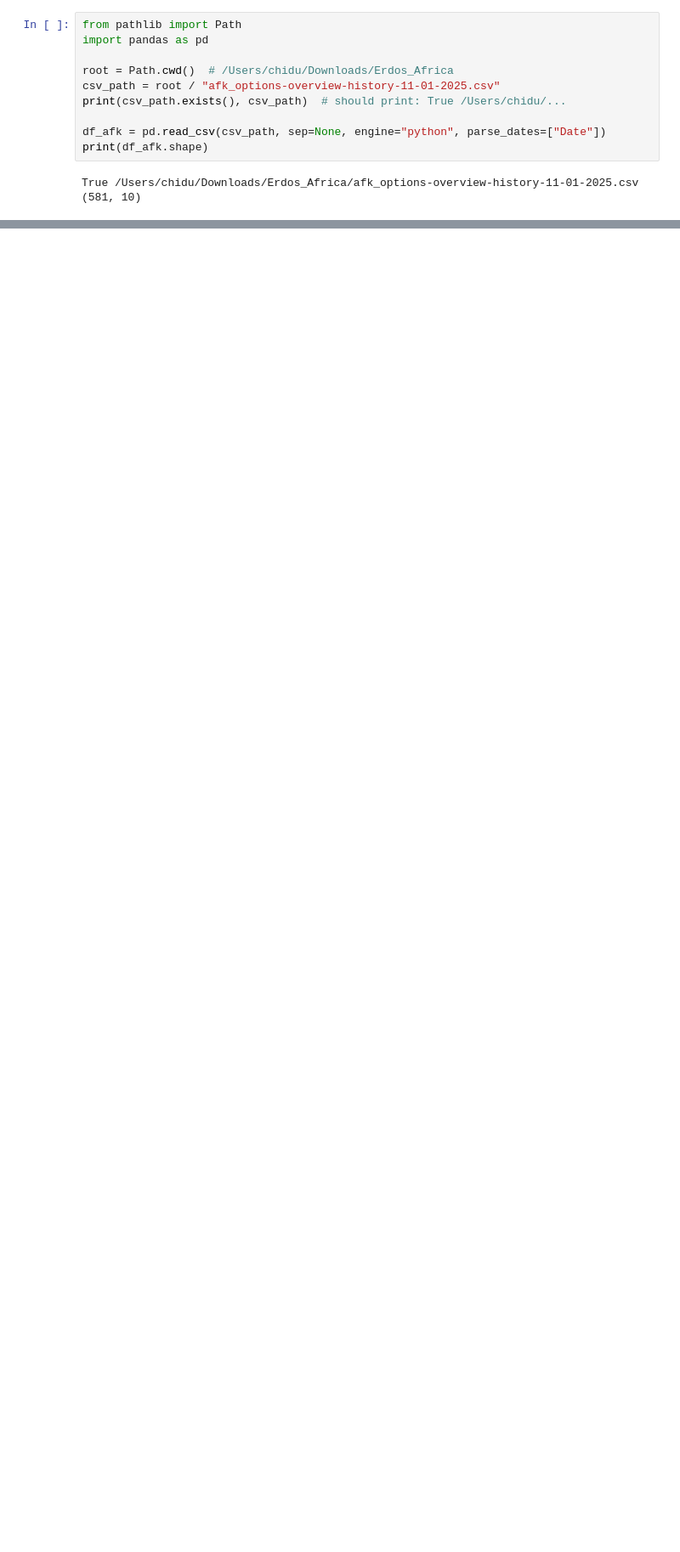
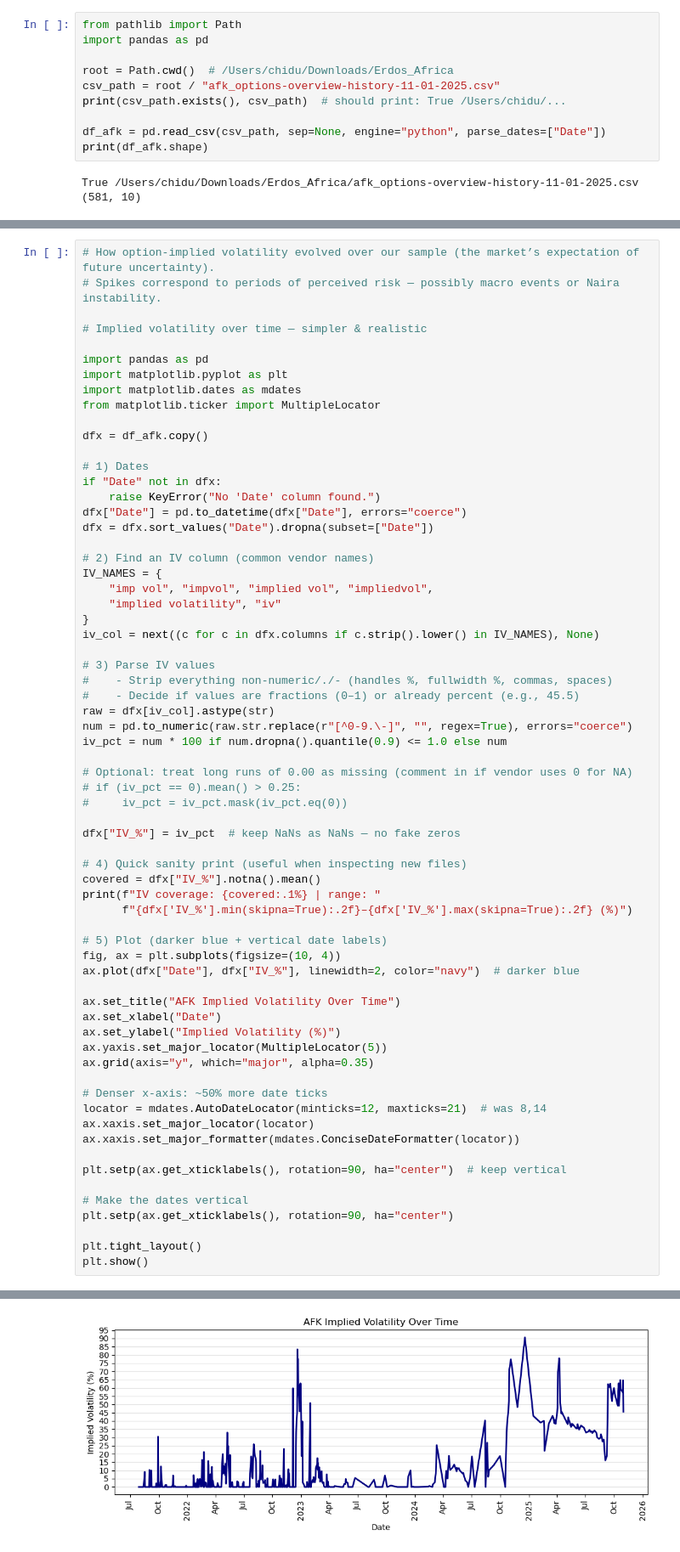
Before and after one commit to Chidubem5/Erdos_Africa, a Jupyter notebook: main.ipynb, the cells around one changed output, grey strips where cells are left out. Shown: that part at 85% size. Saved outputs shown, nothing was run; the diff lists cells and outputs as text; blank space fills up the shorter version.

```diff
--- a/main.ipynb
+++ b/main.ipynb
@@ -387,0 +145,67 @@ plt.show()
+# %%
+# How option-implied volatility evolved over our sample (the market’s expectation of future uncertainty).
+# Spikes correspond to periods of perceived risk — possibly macro events or Naira instability.
+
+# Implied volatility over time — simpler & realistic
+
+import pandas as pd
+import matplotlib.pyplot as plt
+import matplotlib.dates as mdates
+from matplotlib.ticker import MultipleLocator
+
+dfx = df_afk.copy()
+
+# 1) Dates
+if "Date" not in dfx:
+    raise KeyError("No 'Date' column found.")
+dfx["Date"] = pd.to_datetime(dfx["Date"], errors="coerce")
+dfx = dfx.sort_values("Date").dropna(subset=["Date"])
+
+# 2) Find an IV column (common vendor names)
+IV_NAMES = {
+    "imp vol", "impvol", "implied vol", "impliedvol",
+    "implied volatility", "iv"
+}
+iv_col = next((c for c in dfx.columns if c.strip().lower() in IV_NAMES), None)
+
+# 3) Parse IV values
+#    - Strip everything non-numeric/./- (handles %, fullwidth %, commas, spaces)
+#    - Decide if values are fractions (0–1) or already percent (e.g., 45.5)
+raw = dfx[iv_col].astype(str)
+num = pd.to_numeric(raw.str.replace(r"[^0-9.\-]", "", regex=True), errors="coerce")
+iv_pct = num * 100 if num.dropna().quantile(0.9) <= 1.0 else num
+
+# Optional: treat long runs of 0.00 as missing (comment in if vendor uses 0 for NA)
+# if (iv_pct == 0).mean() > 0.25:
+#     iv_pct = iv_pct.mask(iv_pct.eq(0))
+
+dfx["IV_%"] = iv_pct  # keep NaNs as NaNs — no fake zeros
+
+# 4) Quick sanity print (useful when inspecting new files)
+covered = dfx["IV_%"].notna().mean()
+print(f"IV coverage: {covered:.1%} | range: "
+      f"{dfx['IV_%'].min(skipna=True):.2f}–{dfx['IV_%'].max(skipna=True):.2f} (%)")
+
+# 5) Plot (darker blue + vertical date labels)
+fig, ax = plt.subplots(figsize=(10, 4))
+ax.plot(dfx["Date"], dfx["IV_%"], linewidth=2, color="navy")  # darker blue
+
+ax.set_title("AFK Implied Volatility Over Time")
+ax.set_xlabel("Date")
+ax.set_ylabel("Implied Volatility (%)")
+ax.yaxis.set_major_locator(MultipleLocator(5))
+ax.grid(axis="y", which="major", alpha=0.35)
+
+# Denser x-axis: ~50% more date ticks
+locator = mdates.AutoDateLocator(minticks=12, maxticks=21)  # was 8,14
+ax.xaxis.set_major_locator(locator)
+ax.xaxis.set_major_formatter(mdates.ConciseDateFormatter(locator))
+
+plt.setp(ax.get_xticklabels(), rotation=90, ha="center")  # keep vertical
+
+# Make the dates vertical
+plt.setp(ax.get_xticklabels(), rotation=90, ha="center")
+
+plt.tight_layout()
+plt.show()
+# %% [output]
@@ -387,0 +213 @@ plt.show()
+[figure, added]
```
Also changed, not shown: parts of 9 cells of this notebook.
